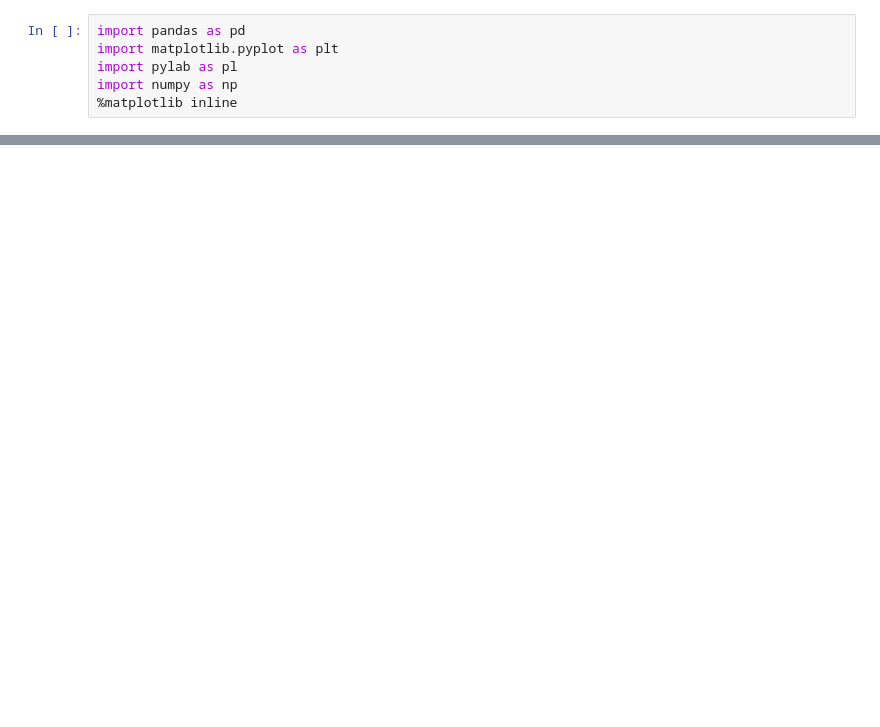
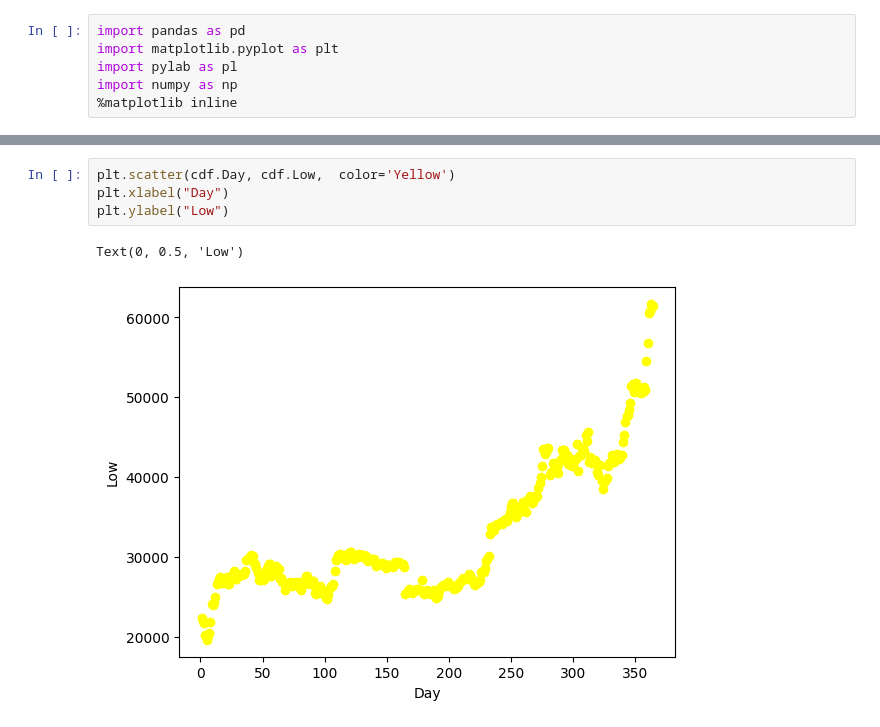
Before and after one commit to He5am/Bitcoin-prediction-with-linear-regression, a Jupyter notebook: bitcoin-project-with-linear-regression.ipynb, the cells around one changed output, grey strips where cells are left out. Saved outputs shown, nothing was run; the diff lists cells and outputs as text; blank space fills up the shorter version.

```diff
--- a/bitcoin-project-with-linear-regression.ipynb
+++ b/bitcoin-project-with-linear-regression.ipynb
@@ -207,0 +77,7 @@ plt.show()
+# %%
+plt.scatter(cdf.Day, cdf.Low,  color='Yellow')
+plt.xlabel("Day")
+plt.ylabel("Low")
+# %% [output]
+Text(0, 0.5, 'Low')
+[figure, added]
```
Also changed, not shown: parts of 71 cells of this notebook.
